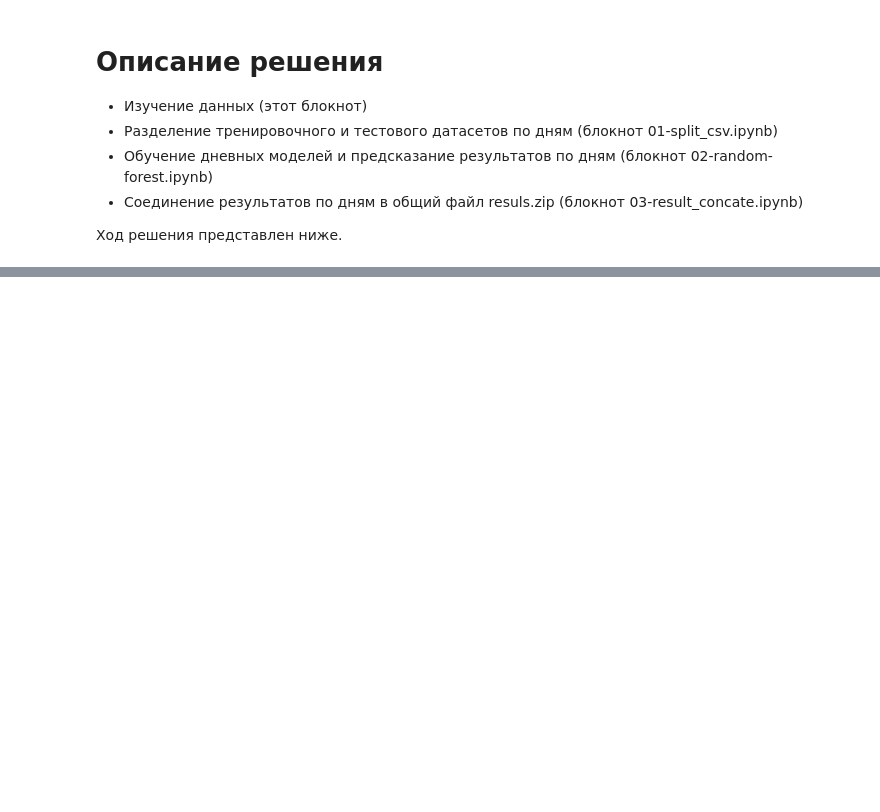
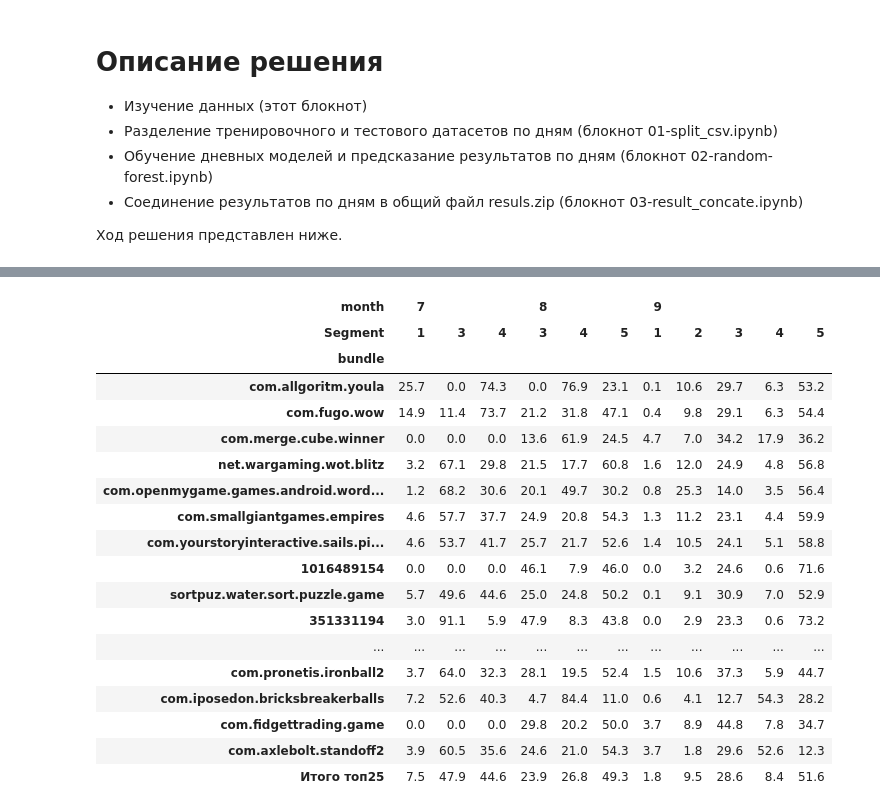
Before and after one commit to nigani/cit_hyp, a Jupyter notebook: cip-hyper_dst-off.ipynb, the cells around one changed output, grey strips where cells are left out. Saved outputs shown, nothing was run; the diff lists cells and outputs as text; code cells hidden in the pictures; blank space fills up the shorter version.

```diff
--- a/cip-hyper_dst-off.ipynb
+++ b/cip-hyper_dst-off.ipynb
@@ -272,14 +533,14 @@ plt.show()
 # %%
 #!c1.8
 ic()
-topoblast = df_test.oblast.value_counts()[:25].index
-df_test_topoblast = df_test[df_test.oblast.isin(topoblast)]
-tdf = df_test_topoblast.groupby(by=['oblast', 'date']).date.count().unstack().fillna(0)
-ic()
-tdf['Итого'] = tdf.sum(axis=1)
-tdf.sort_values('Итого', ascending=False, inplace=True)
+topbundle = df.bundle.value_counts()[:25].index
+df_topbundle = df[df.bundle.isin(topbundle)]
+tdf = df_topbundle.groupby(by=['month', 'Segment', 'bundle']).date.count().unstack().fillna(0)
+tdf.sort_values((9, 5), ascending=False, axis=1, inplace=True)
+tdf['Итого топ25'] = tdf.sum(axis=1)
 ic()
 pd.set_option('display.max_rows', None)
 pd.set_option('display.max_columns', None)
 pd.options.display.float_format = '{:.1f}'.format
-display(tdf/tdf.sum()*100)
+display((tdf/tdf.sum(level=0)*100).T.fillna(0))
+# %% [output]
@@ -285,0 +549,19 @@ display(tdf/tdf.sum()*100)
+| month | 7 |  |  | 8 |  |  | 9 |  |  |  |  |
+| Segment | 1 | 3 | 4 | 3 | 4 | 5 | 1 | 2 | 3 | 4 | 5 |
+| bundle |  |  |  |  |  |  |  |  |  |  |  |
+| com.allgoritm.youla | 25.7 | 0.0 | 74.3 | 0.0 | 76.9 | 23.1 | 0.1 | 10.6 | 29.7 | 6.3 | 53.2 |
+| com.fugo.wow | 14.9 | 11.4 | 73.7 | 21.2 | 31.8 | 47.1 | 0.4 | 9.8 | 29.1 | 6.3 | 54.4 |
+| com.merge.cube.winner | 0.0 | 0.0 | 0.0 | 13.6 | 61.9 | 24.5 | 4.7 | 7.0 | 34.2 | 17.9 | 36.2 |
+| net.wargaming.wot.blitz | 3.2 | 67.1 | 29.8 | 21.5 | 17.7 | 60.8 | 1.6 | 12.0 | 24.9 | 4.8 | 56.8 |
+| com.openmygame.games.android.word... | 1.2 | 68.2 | 30.6 | 20.1 | 49.7 | 30.2 | 0.8 | 25.3 | 14.0 | 3.5 | 56.4 |
+| com.smallgiantgames.empires | 4.6 | 57.7 | 37.7 | 24.9 | 20.8 | 54.3 | 1.3 | 11.2 | 23.1 | 4.4 | 59.9 |
+| com.yourstoryinteractive.sails.pi... | 4.6 | 53.7 | 41.7 | 25.7 | 21.7 | 52.6 | 1.4 | 10.5 | 24.1 | 5.1 | 58.8 |
+| 1016489154 | 0.0 | 0.0 | 0.0 | 46.1 | 7.9 | 46.0 | 0.0 | 3.2 | 24.6 | 0.6 | 71.6 |
+| sortpuz.water.sort.puzzle.game | 5.7 | 49.6 | 44.6 | 25.0 | 24.8 | 50.2 | 0.1 | 9.1 | 30.9 | 7.0 | 52.9 |
+| 351331194 | 3.0 | 91.1 | 5.9 | 47.9 | 8.3 | 43.8 | 0.0 | 2.9 | 23.3 | 0.6 | 73.2 |
+| ... | ... | ... | ... | ... | ... | ... | ... | ... | ... | ... | ... |
+| com.pronetis.ironball2 | 3.7 | 64.0 | 32.3 | 28.1 | 19.5 | 52.4 | 1.5 | 10.6 | 37.3 | 5.9 | 44.7 |
+| com.iposedon.bricksbreakerballs | 7.2 | 52.6 | 40.3 | 4.7 | 84.4 | 11.0 | 0.6 | 4.1 | 12.7 | 54.3 | 28.2 |
+| com.fidgettrading.game | 0.0 | 0.0 | 0.0 | 29.8 | 20.2 | 50.0 | 3.7 | 8.9 | 44.8 | 7.8 | 34.7 |
+| com.axlebolt.standoff2 | 3.9 | 60.5 | 35.6 | 24.6 | 21.0 | 54.3 | 3.7 | 1.8 | 29.6 | 52.6 | 12.3 |
+| Итого топ25 | 7.5 | 47.9 | 44.6 | 23.9 | 26.8 | 49.3 | 1.8 | 9.5 | 28.6 | 8.4 | 51.6 |
```
Also changed, not shown: parts of 50 cells of this notebook.
